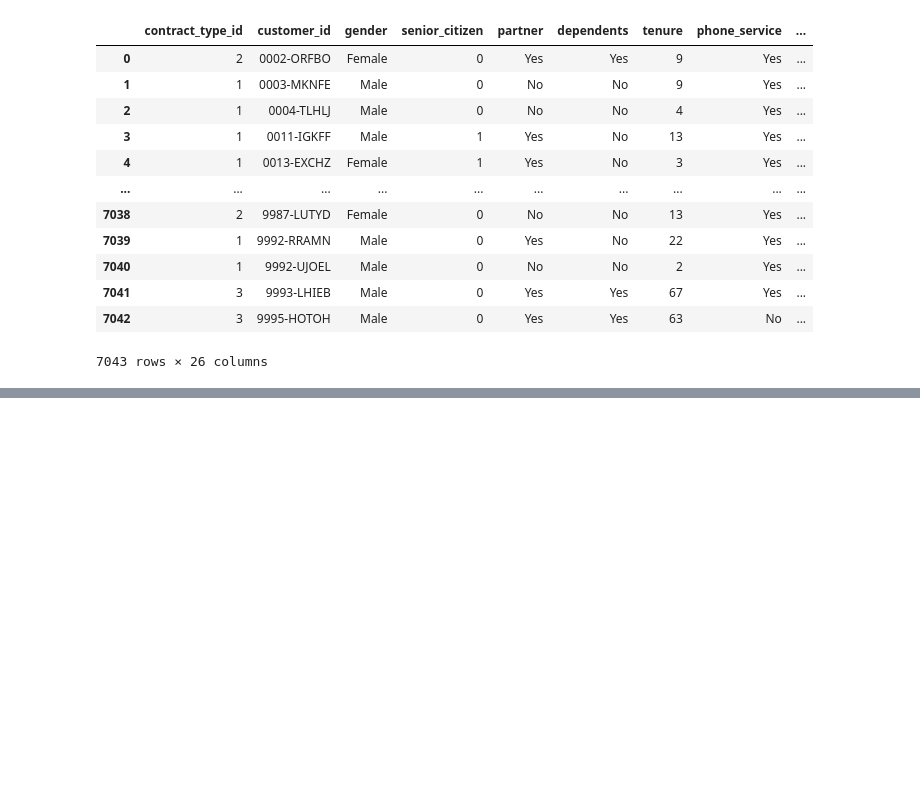
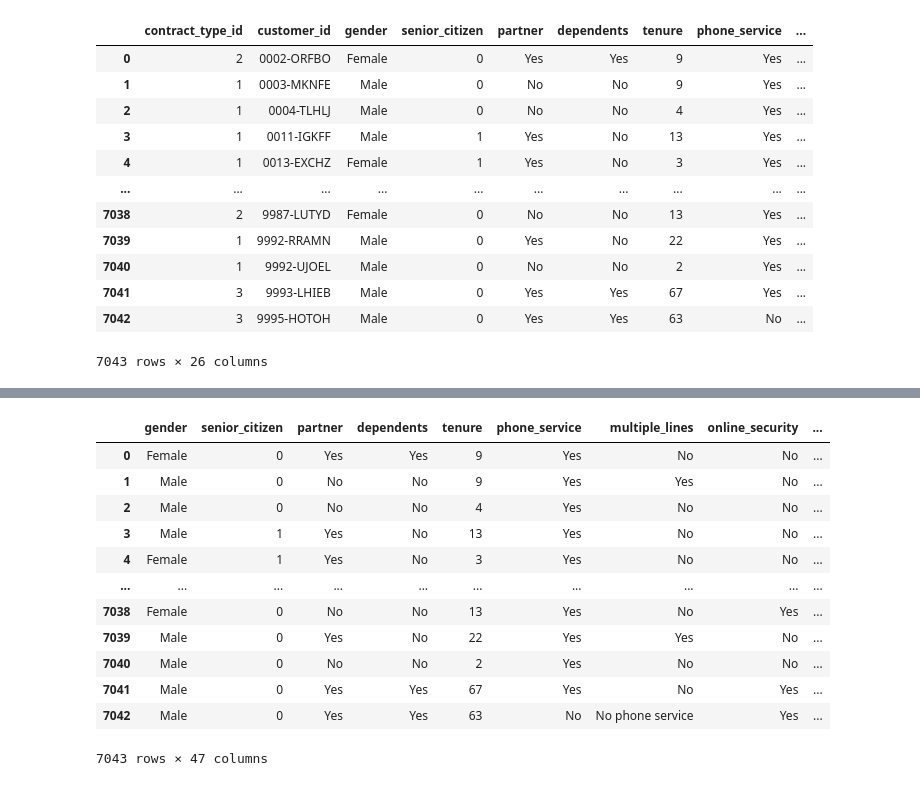
Before and after one commit to m3redithw/classification-exercises, a Jupyter notebook: classification_exercises.ipynb, the cells around one changed output, grey strips where cells are left out. Drawn from its saved outputs; the diff is of its cells as text; code cells hidden in the pictures; blank space fills up the shorter version.

```diff
--- a/classification_exercises.ipynb
+++ b/classification_exercises.ipynb
@@ -502,0 +857,5 @@ get_telco_data()
+# %%
+# create dummies for categorical columns
+
+dummy_df = pd.get_dummies(df[['gender', 'partner', 'dependents', 'phone_service', 'multiple_lines', 'online_security', 'online_backup', 'device_protection', 'tech_support', 'streaming_tv', 'streaming_movies', 'paperless_billing', 'churn', 'contract_type', 'payment_type', 'internet_service_type']], dummy_na=False, drop_first=True)
+dummy_df
@@ -502,0 +876,4 @@ get_telco_data()
+# %%
+# concatenate onto dataframe
+
+df = pd.concat([df, dummy_df], axis=1)
@@ -502,0 +882,11 @@ get_telco_data()
+# %%
+def prep_telco(df):
+    cols_to_drop = ['contract_type_id', 'customer_id', 'internet_service_type_id', 'payment_type_id', 'payment_type_id.1', 'internet_service_type_id', 'internet_service_type_id.1']
+    df = df.drop(columns=cols_to_drop)
+    df.total_charges = df.total_charges.str.strip().replace('',0).astype(float)
+    dummy_df = pd.get_dummies(df[['gender', 'partner', 'dependents', 'phone_service', 'multiple_lines', 'online_security', 'online_backup', 'device_protection', 'tech_support', 'streaming_tv', 'streaming_movies', 'paperless_billing', 'churn', 'contract_type', 'payment_type', 'internet_service_type']], dummy_na=False, drop_first=True)
+    df = pd.concat([df, dummy_df], axis=1)
+    return df
+# %%
+df = acquire.get_telco_data()
+df
@@ -502,0 +907,17 @@ get_telco_data()
+# %%
+df = prep_telco(df)
+df
+# %% [output]
+|  | gender | senior_citizen | partner | dependents | tenure | phone_service | multiple_lines | online_security | ... |
+| 0 | Female | 0 | Yes | Yes | 9 | Yes | No | No | ... |
+| 1 | Male | 0 | No | No | 9 | Yes | Yes | No | ... |
+| 2 | Male | 0 | No | No | 4 | Yes | No | No | ... |
+| 3 | Male | 1 | Yes | No | 13 | Yes | No | No | ... |
+| 4 | Female | 1 | Yes | No | 3 | Yes | No | No | ... |
+| ... | ... | ... | ... | ... | ... | ... | ... | ... | ... |
+| 7038 | Female | 0 | No | No | 13 | Yes | No | Yes | ... |
+| 7039 | Male | 0 | Yes | No | 22 | Yes | Yes | No | ... |
+| 7040 | Male | 0 | No | No | 2 | Yes | No | No | ... |
+| 7041 | Male | 0 | Yes | Yes | 67 | Yes | No | Yes | ... |
+| 7042 | Male | 0 | Yes | Yes | 63 | No | No phone service | Yes | ... |
+7043 rows × 47 columns
```
Also changed, not shown: parts of 50 cells of this notebook.
